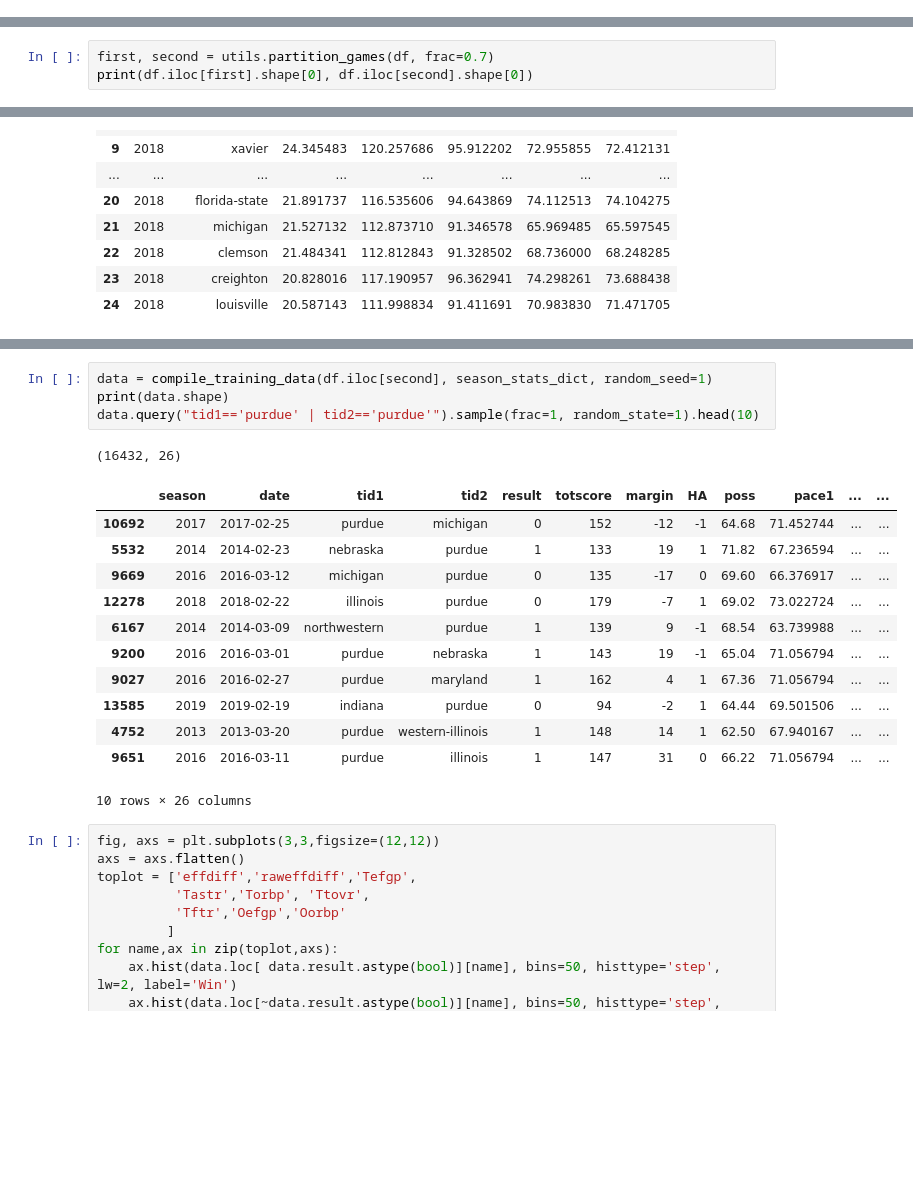
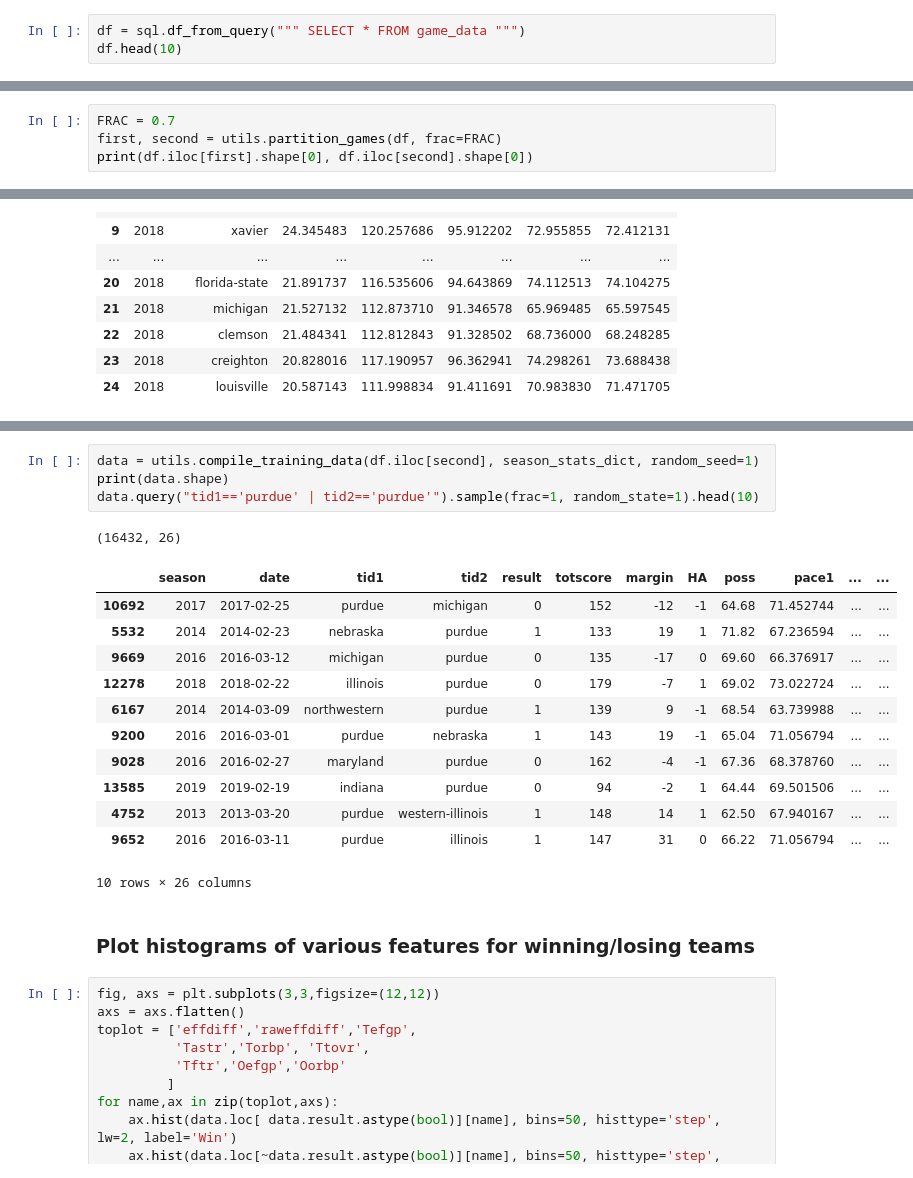
Before and after one commit to bjmarsh/WatchCBB, a Jupyter notebook: notebooks/game_model_train.ipynb, the cells around one changed output, grey strips where cells are left out. Saved outputs shown, nothing was run; the diff lists cells and outputs as text; blank space fills up the shorter version.

```diff
--- a/notebooks/game_model_train.ipynb
+++ b/notebooks/game_model_train.ipynb
@@ -39,0 +27,3 @@ Shape: (54760, 36)
+# %%
+df = sql.df_from_query(""" SELECT * FROM game_data """)
+df.head(10)
@@ -40,5 +45,6 @@ Shape: (54760, 36)
 # %%
-first, second = utils.partition_games(df, frac=0.7)
+FRAC = 0.7
+first, second = utils.partition_games(df, frac=FRAC)
 print(df.iloc[first].shape[0], df.iloc[second].shape[0])
 # %% [output]
 38328 16432
@@ -123,21 +101,23 @@ def compile_training_data(df_remain, season_stats_dict, random_seed=0):
 # %%
-data = compile_training_data(df.iloc[second], season_stats_dict, random_seed=1)
+data = utils.compile_training_data(df.iloc[second], season_stats_dict, random_seed=1)
 print(data.shape)
 data.query("tid1=='purdue' | tid2=='purdue'").sample(frac=1, random_state=1).head(10)
 # %% [output]
 (16432, 26)
 |  | season | date | tid1 | tid2 | result | totscore | margin | HA | poss | pace1 | ... | ... |
 | 10692 | 2017 | 2017-02-25 | purdue | michigan | 0 | 152 | -12 | -1 | 64.68 | 71.452744 | ... | ... |
 | 5532 | 2014 | 2014-02-23 | nebraska | purdue | 1 | 133 | 19 | 1 | 71.82 | 67.236594 | ... | ... |
 | 9669 | 2016 | 2016-03-12 | michigan | purdue | 0 | 135 | -17 | 0 | 69.60 | 66.376917 | ... | ... |
 | 12278 | 2018 | 2018-02-22 | illinois | purdue | 0 | 179 | -7 | 1 | 69.02 | 73.022724 | ... | ... |
 | 6167 | 2014 | 2014-03-09 | northwestern | purdue | 1 | 139 | 9 | -1 | 68.54 | 63.739988 | ... | ... |
 | 9200 | 2016 | 2016-03-01 | purdue | nebraska | 1 | 143 | 19 | -1 | 65.04 | 71.056794 | ... | ... |
-| 9027 | 2016 | 2016-02-27 | purdue | maryland | 1 | 162 | 4 | 1 | 67.36 | 71.056794 | ... | ... |
+| 9028 | 2016 | 2016-02-27 | maryland | purdue | 0 | 162 | -4 | -1 | 67.36 | 68.378760 | ... | ... |
 | 13585 | 2019 | 2019-02-19 | indiana | purdue | 0 | 94 | -2 | 1 | 64.44 | 69.501506 | ... | ... |
 | 4752 | 2013 | 2013-03-20 | purdue | western-illinois | 1 | 148 | 14 | 1 | 62.50 | 67.940167 | ... | ... |
-| 9651 | 2016 | 2016-03-11 | purdue | illinois | 1 | 147 | 31 | 0 | 66.22 | 71.056794 | ... | ... |
+| 9652 | 2016 | 2016-03-11 | purdue | illinois | 1 | 147 | 31 | 0 | 66.22 | 71.056794 | ... | ... |
 10 rows × 26 columns
+# %% [markdown]
+### Plot histograms of various features for winning/losing teams
 # %%
 fig, axs = plt.subplots(3,3,figsize=(12,12))
 axs = axs.flatten()
```
Also changed, not shown: parts of 22 cells of this notebook, 5 other files.
